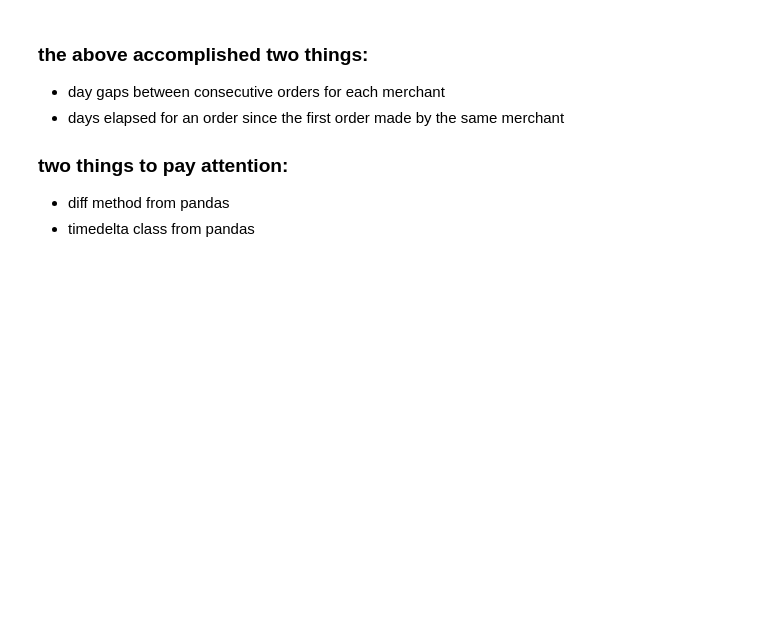
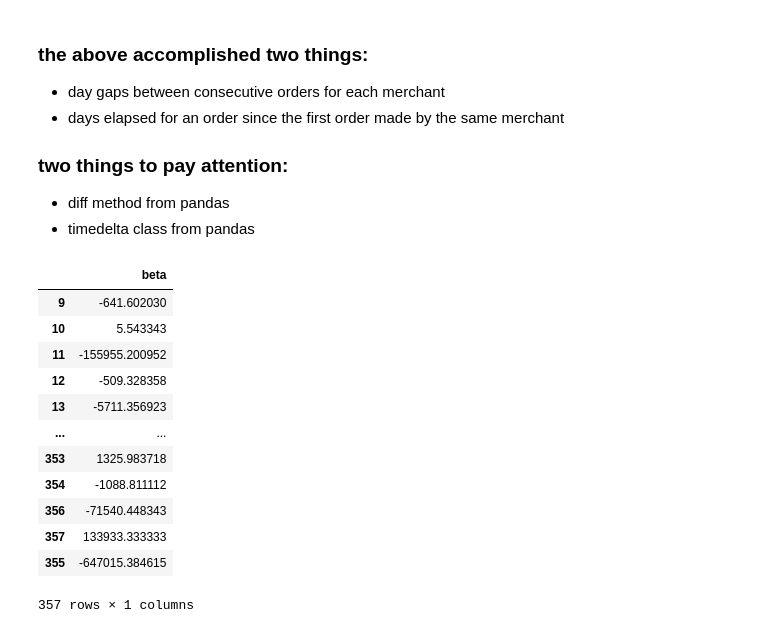
Before and after one commit to yingli/applieddatascience, a Jupyter notebook: sample_code/NB07_In_Class.ipynb, the cells around one changed output. Saved outputs shown, nothing was run; the diff lists cells and outputs as text; code cells hidden in the pictures; blank space fills up the shorter version.

```diff
--- a/sample_code/NB07_In_Class.ipynb
+++ b/sample_code/NB07_In_Class.ipynb
@@ -84,3 +84,27 @@ merchant_day_orders
 ### two things to pay attention:
  - diff method from pandas
  - timedelta class from pandas
+# %%
+df = merchant_day_orders  ## your df
+mlist = baskets['merchant_id'].unique()
+merchants = pd.DataFrame(data = np.zeros(mlist.shape[0]), columns=["beta"], index = mlist)
+
+for merchant_id, beta in merchants.iterrows():
+   temp = df[df['merchant_id'] == merchant_id]
+   model = smf.ols(formula = 'order_spent~days_since', data = temp).fit()
+   merchants.loc[merchant_id,"beta"] = model.params['days_since']
+merchants
+# %% [output]
+|  | beta |
+| 9 | -641.602030 |
+| 10 | 5.543343 |
+| 11 | -155955.200952 |
+| 12 | -509.328358 |
+| 13 | -5711.356923 |
+| ... | ... |
+| 353 | 1325.983718 |
+| 354 | -1088.811112 |
+| 356 | -71540.448343 |
+| 357 | 133933.333333 |
+| 355 | -647015.384615 |
+357 rows × 1 columns
```
Also changed, not shown: parts of 1 cell of this notebook, 8 other files.
